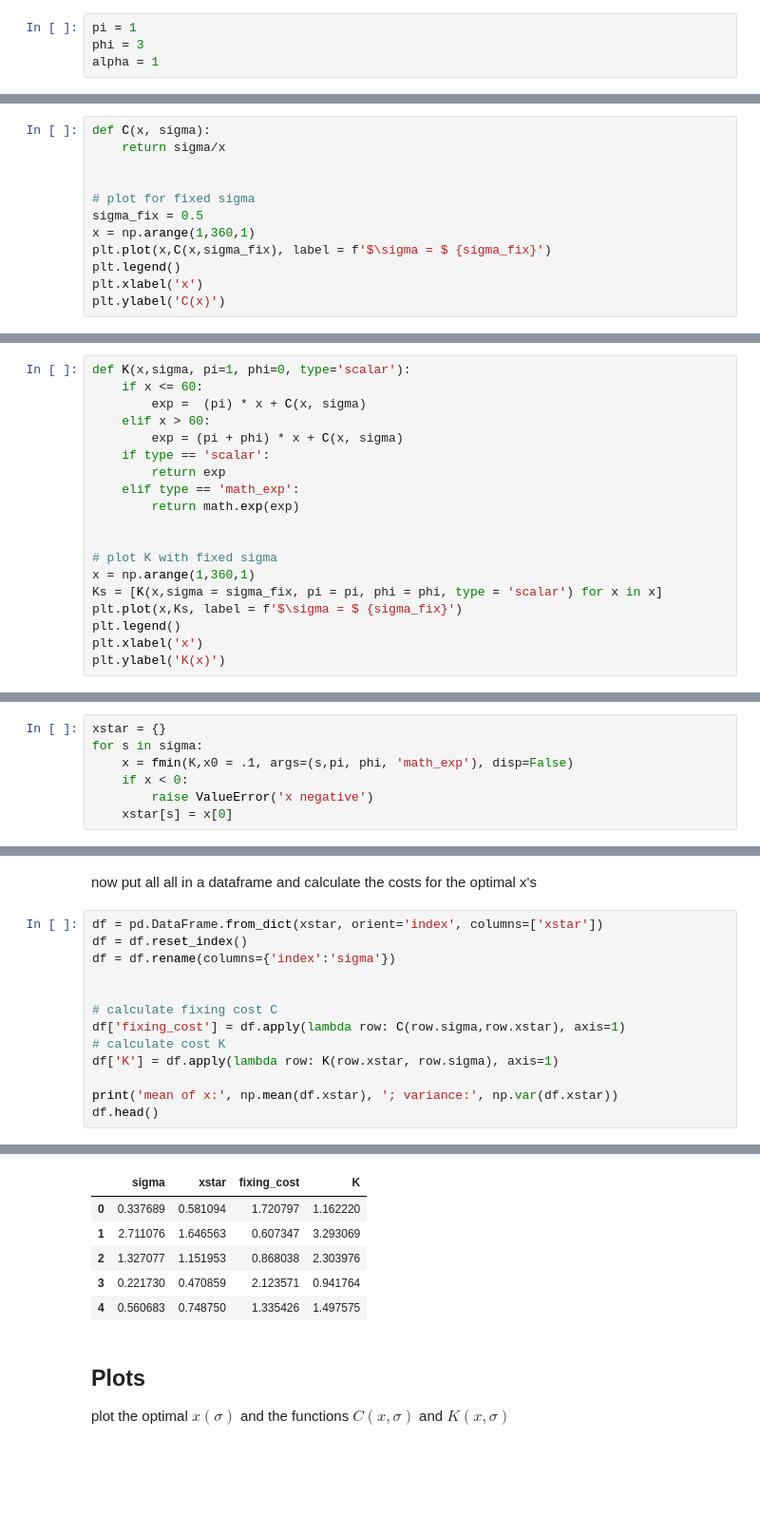
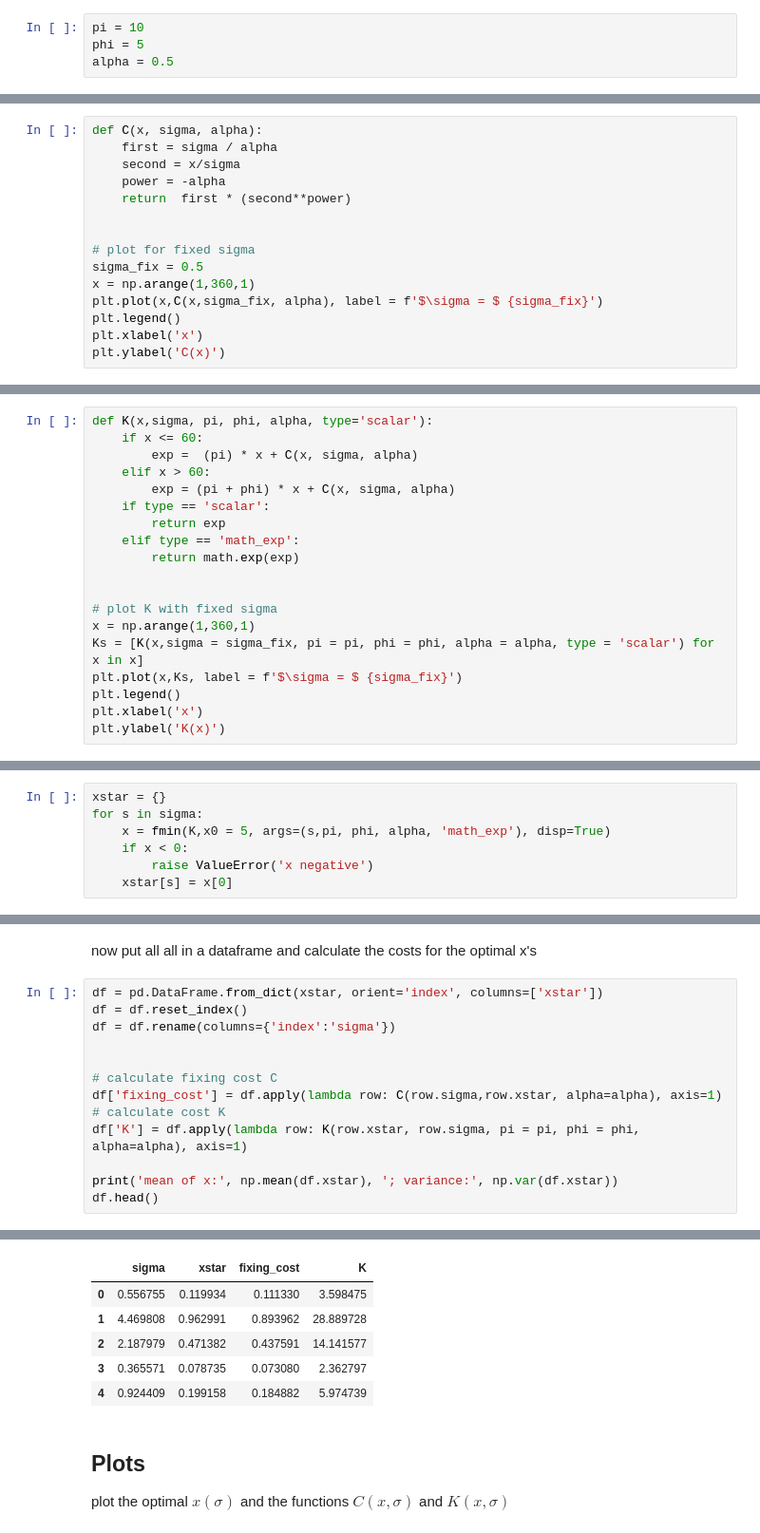
Before and after one commit to paulaleoni/delhi_outages, a Jupyter notebook: sim/simulations.ipynb, the cells around one changed output, grey strips where cells are left out. Shown at 95% size. Drawn from its saved outputs; the diff is of its cells as text; blank space fills up the shorter version.

```diff
--- a/sim/simulations.ipynb
+++ b/sim/simulations.ipynb
@@ -22,8 +22,8 @@ sigma = sigma.tolist()
 # %% [markdown]
 define values for $\pi$ and $\phi$
 # %%
-pi = 1
-phi = 3
-alpha = 1
+pi = 10
+phi = 5
+alpha = 0.5
 # %% [markdown]
 ## Cost functions
@@ -31,12 +31,15 @@ fixing cost function $C(x,\sigma) = \frac{\sigma}{x}$
 # %%
-def C(x, sigma):
-    return sigma/x
+def C(x, sigma, alpha):
+    first = sigma / alpha
+    second = x/sigma
+    power = -alpha
+    return  first * (second**power)
 
 
 # plot for fixed sigma
 sigma_fix = 0.5
 x = np.arange(1,360,1)
-plt.plot(x,C(x,sigma_fix), label = f'$\sigma = $ {sigma_fix}')
+plt.plot(x,C(x,sigma_fix, alpha), label = f'$\sigma = $ {sigma_fix}')
 plt.legend()
 plt.xlabel('x')
 plt.ylabel('C(x)')
@@ -48,9 +51,9 @@ Cost function $K(x,\sigma) = (\pi + \phi)x + C(x, \sigma)$ with x, $\sigma$, $\p
 # %%
-def K(x,sigma, pi=1, phi=0, type='scalar'):
+def K(x,sigma, pi, phi, alpha, type='scalar'):
     if x <= 60:
-        exp =  (pi) * x + C(x, sigma)
+        exp =  (pi) * x + C(x, sigma, alpha)
     elif x > 60:
-        exp = (pi + phi) * x + C(x, sigma)
+        exp = (pi + phi) * x + C(x, sigma, alpha)
     if type == 'scalar':
         return exp
     elif type == 'math_exp':
@@ -59,7 +62,7 @@ def K(x,sigma, pi=1, phi=0, type='scalar'):
 
 # plot K with fixed sigma
 x = np.arange(1,360,1)
-Ks = [K(x,sigma = sigma_fix, pi = pi, phi = phi, type = 'scalar') for x in x]
+Ks = [K(x,sigma = sigma_fix, pi = pi, phi = phi, alpha = alpha, type = 'scalar') for x in x]
 plt.plot(x,Ks, label = f'$\sigma = $ {sigma_fix}')
 plt.legend()
 plt.xlabel('x')
@@ -72,7 +75,7 @@ find the minimum x of K() for all sigmas
 # %%
 xstar = {}
 for s in sigma:
-    x = fmin(K,x0 = .1, args=(s,pi, phi, 'math_exp'), disp=False)
+    x = fmin(K,x0 = 5, args=(s,pi, phi, alpha, 'math_exp'), disp=True)
     if x < 0:
         raise ValueError('x negative')
     xstar[s] = x[0]
@@ -85,9 +106,9 @@ df = df.rename(columns={'index':'sigma'})
 
 
 # calculate fixing cost C
-df['fixing_cost'] = df.apply(lambda row: C(row.sigma,row.xstar), axis=1)
+df['fixing_cost'] = df.apply(lambda row: C(row.sigma,row.xstar, alpha=alpha), axis=1)
 # calculate cost K
-df['K'] = df.apply(lambda row: K(row.xstar, row.sigma), axis=1)
+df['K'] = df.apply(lambda row: K(row.xstar, row.sigma, pi = pi, phi = phi, alpha=alpha), axis=1)
 
 print('mean of x:', np.mean(df.xstar), '; variance:', np.var(df.xstar))
 df.head()
@@ -96,9 +117,9 @@ mean of x: 1.110472500000004 ; variance: 0.3461050166241236
 |  | sigma | xstar | fixing_cost | K |
-| 0 | 0.337689 | 0.581094 | 1.720797 | 1.162220 |
-| 1 | 2.711076 | 1.646563 | 0.607347 | 3.293069 |
-| 2 | 1.327077 | 1.151953 | 0.868038 | 2.303976 |
-| 3 | 0.221730 | 0.470859 | 2.123571 | 0.941764 |
-| 4 | 0.560683 | 0.748750 | 1.335426 | 1.497575 |
+| 0 | 0.556755 | 0.119934 | 0.111330 | 3.598475 |
+| 1 | 4.469808 | 0.962991 | 0.893962 | 28.889728 |
+| 2 | 2.187979 | 0.471382 | 0.437591 | 14.141577 |
+| 3 | 0.365571 | 0.078735 | 0.073080 | 2.362797 |
+| 4 | 0.924409 | 0.199158 | 0.184882 | 5.974739 |
 # %% [markdown]
 ## Plots
 plot the optimal $x(\sigma)$ and the functions $C(x,\sigma)$ and $K(x,\sigma)$
```
Also changed, not shown: parts of 12 cells of this notebook, 2 other files.
